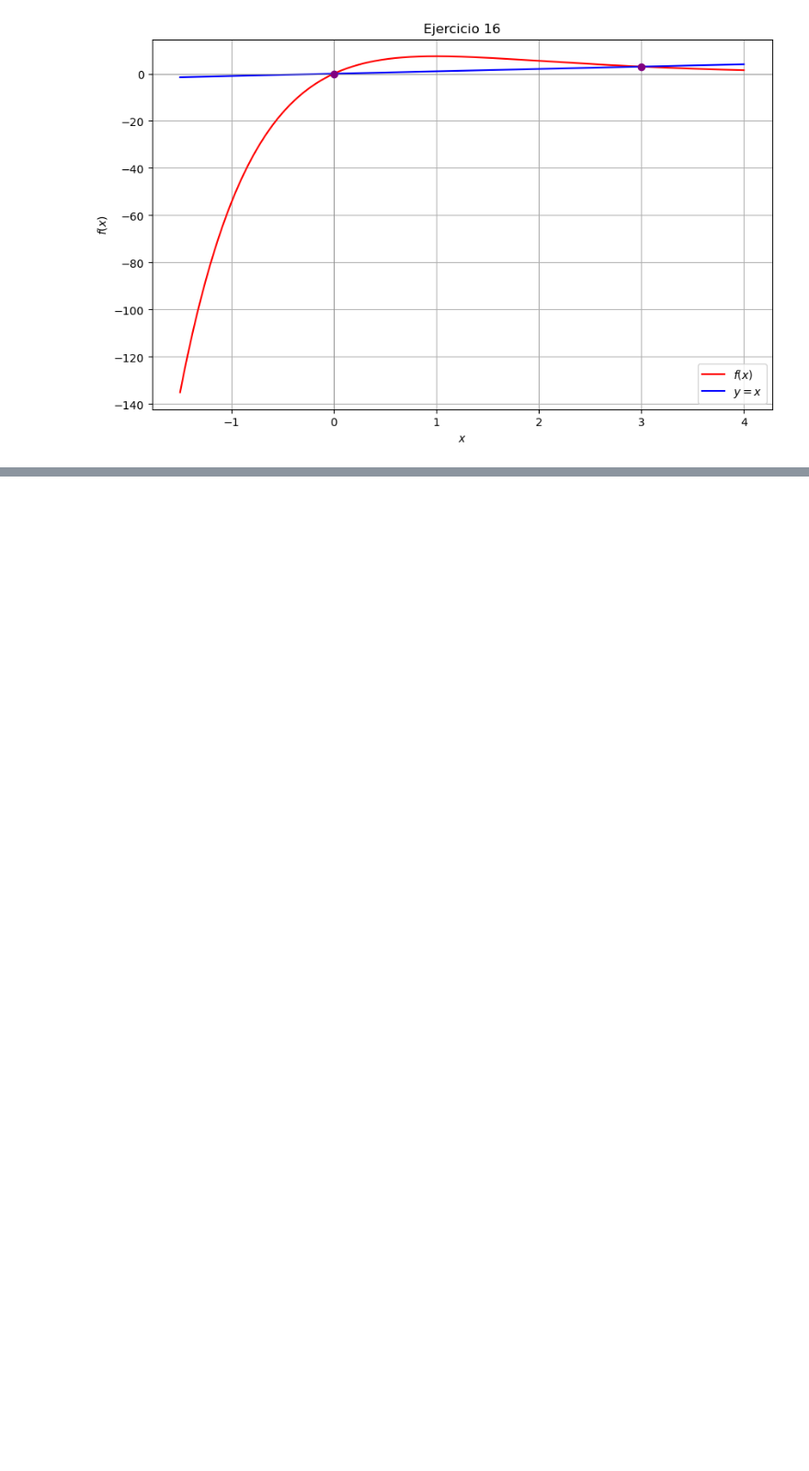
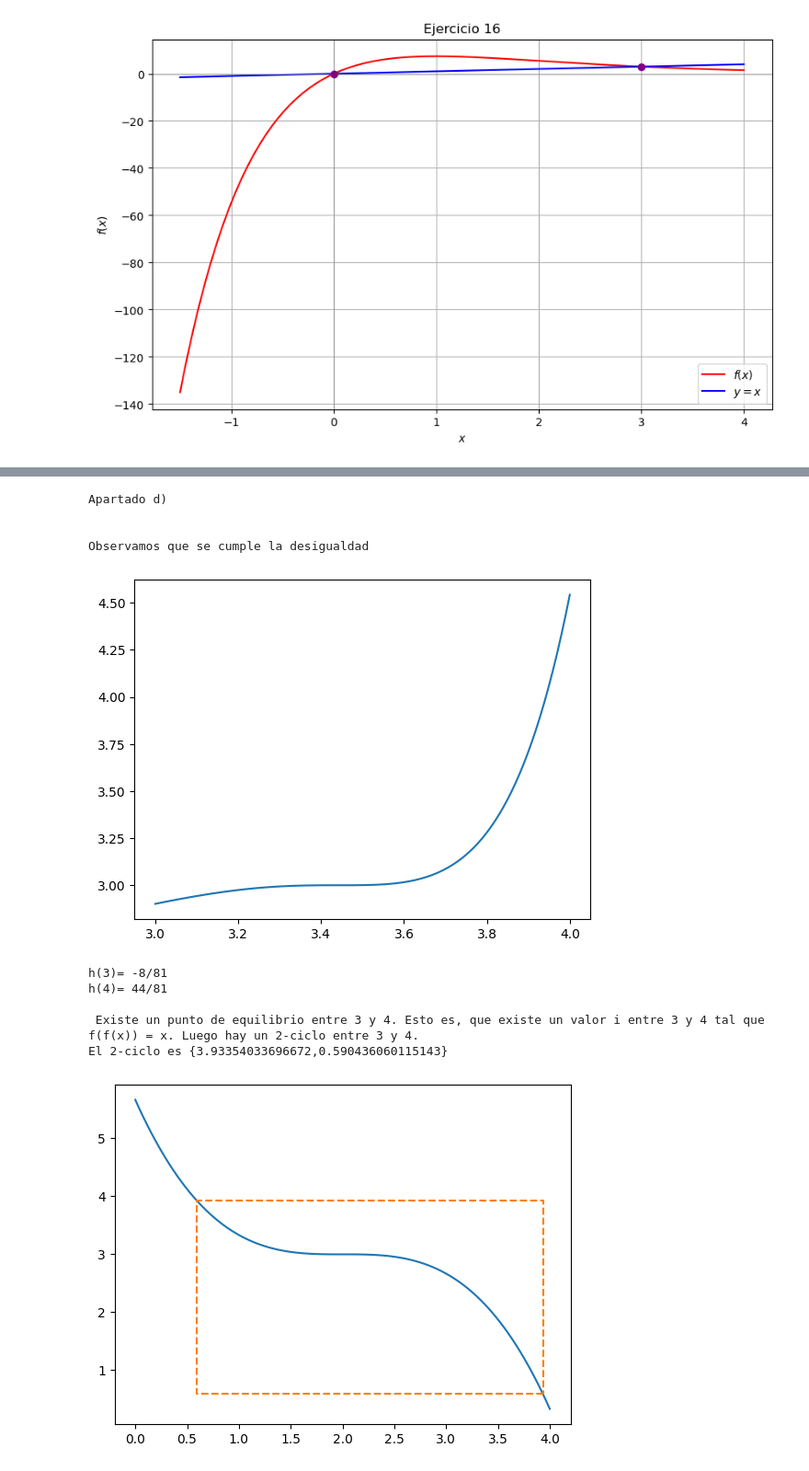
Before and after one commit to roberlks/ModelosMatematicos, a Jupyter notebook: Relacion2.ipynb, the cells around one changed output, grey strips where cells are left out. Shown at 92% size. Drawn from its saved outputs; the diff is of its cells as text; code cells hidden in the pictures; blank space fills up the shorter version.

```diff
--- a/Relacion2.ipynb
+++ b/Relacion2.ipynb
@@ -1028,0 +1155,61 @@ plt.show()
+# %%
+print("Apartado d)\n\n")
+print("Observamos que se cumple la desigualdad")
+
+x = sp.Symbol('x')
+f_1 = 3 - ((x-2)**3)/3
+g = f_1.subs(x, f_1)
+
+dom = np.linspace(3,4,100)
+im = [g.subs(x,i) for i in dom]
+plt.plot(dom,im)
+plt.show()
+
+# Para verificar que se da un 2-ciclo definimos la siguiente función y emplearemos el Teorema de Bolzano de la misma
+# forma que en el apartado b.
+h = f_1.subs(x, f) - x
+
+print("h(3)=", h.subs(x, 3))
+print("h(4)=", h.subs(x,4))
+print("\n Existe un punto de equilibrio entre 3 y 4. Esto es, que existe un valor i entre 3 y 4 tal que f(f(x)) = x. Luego hay un 2-ciclo entre 3 y 4.")
+
+
+# Vamos a buscar el 2-ciclo usando el poder de la computación.
+soluciones = sp.solve(h, x)
+
+
+# Con este bucle vamos a tomar la solución real entre 3 y 4.
+sol = -1
+for solucion in soluciones:
+    val = solucion.evalf()  # evalf() para evaluar las soluciones numéricamente
+    #print(val)
+
+    if(val.is_real):
+        if(val > 3 and val < 4):
+            sol = val
+
+f_sol = f.subs(x, sol)
+print("El 2-ciclo es {{{},{}}}".format(sol, f_sol))
+
+# Graficamos el ciclo
+dom = np.linspace(0,4,100)
+im = [f_1.subs(x, i) for i in dom]
+plt.plot(dom,im)
+
+ciclo_x = [sol, f_sol, f_sol, sol, sol]
+ciclo_y = [f_sol, f_sol, sol, sol, f_sol]
+plt.plot(ciclo_x, ciclo_y, linestyle='dashed')
+
+plt.show()
+# %% [output]
+Apartado d)
+
+
+Observamos que se cumple la desigualdad
+[figure, added]
+h(3)= -8/81
+h(4)= 44/81
+
+ Existe un punto de equilibrio entre 3 y 4. Esto es, que existe un valor i entre 3 y 4 tal que f(f(x)) = x. Luego hay un 2-ciclo entre 3 y 4.
+El 2-ciclo es {3.93354033696672,0.590436060115143}
+[figure, added]
```
Also changed, not shown: parts of 9 cells of this notebook.
